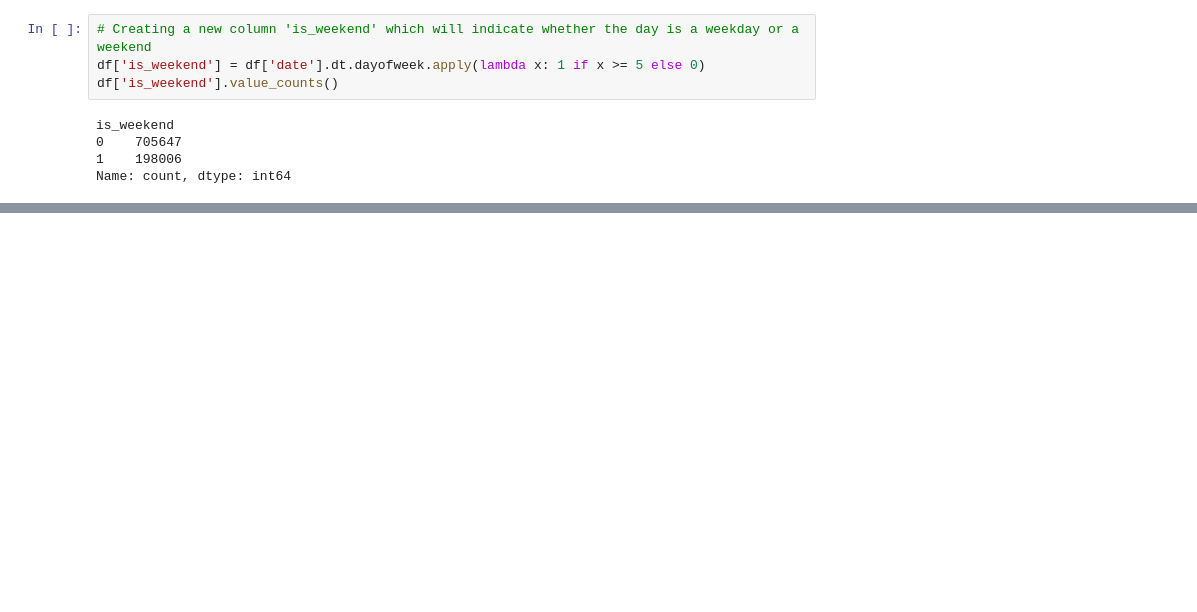
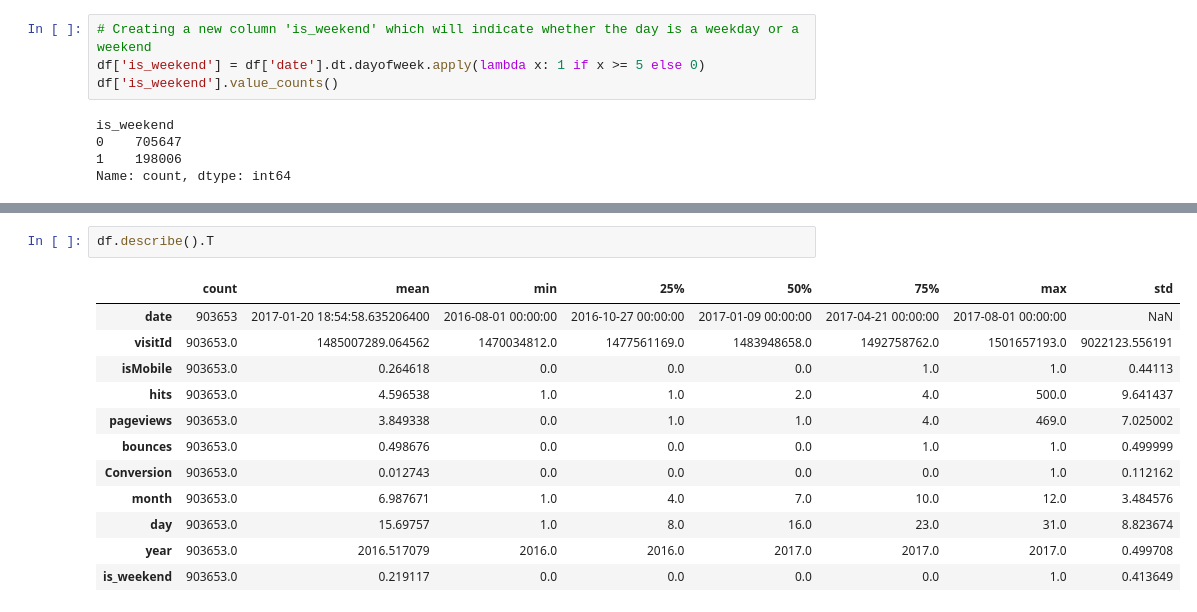
Before and after one commit to McGill-MMA-EnterpriseAnalytics/Revenue-Radar, a Jupyter notebook: Conversion_Prediction.ipynb, the cells around one changed output, grey strips where cells are left out. Cells and saved outputs as stored; diff of their text form; blank space fills up the shorter version.

```diff
--- a/Conversion_Prediction.ipynb
+++ b/Conversion_Prediction.ipynb
@@ -587,0 +599,15 @@ df.shape
+# %%
+df.describe().T
+# %% [output]
+|  | count | mean | min | 25% | 50% | 75% | max | std |
+| date | 903653 | 2017-01-20 18:54:58.635206400 | 2016-08-01 00:00:00 | 2016-10-27 00:00:00 | 2017-01-09 00:00:00 | 2017-04-21 00:00:00 | 2017-08-01 00:00:00 | NaN |
+| visitId | 903653.0 | 1485007289.064562 | 1470034812.0 | 1477561169.0 | 1483948658.0 | 1492758762.0 | 1501657193.0 | 9022123.556191 |
+| isMobile | 903653.0 | 0.264618 | 0.0 | 0.0 | 0.0 | 1.0 | 1.0 | 0.44113 |
+| hits | 903653.0 | 4.596538 | 1.0 | 1.0 | 2.0 | 4.0 | 500.0 | 9.641437 |
+| pageviews | 903653.0 | 3.849338 | 0.0 | 1.0 | 1.0 | 4.0 | 469.0 | 7.025002 |
+| bounces | 903653.0 | 0.498676 | 0.0 | 0.0 | 0.0 | 1.0 | 1.0 | 0.499999 |
+| Conversion | 903653.0 | 0.012743 | 0.0 | 0.0 | 0.0 | 0.0 | 1.0 | 0.112162 |
+| month | 903653.0 | 6.987671 | 1.0 | 4.0 | 7.0 | 10.0 | 12.0 | 3.484576 |
+| day | 903653.0 | 15.69757 | 1.0 | 8.0 | 16.0 | 23.0 | 31.0 | 8.823674 |
+| year | 903653.0 | 2016.517079 | 2016.0 | 2016.0 | 2017.0 | 2017.0 | 2017.0 | 0.499708 |
+| is_weekend | 903653.0 | 0.219117 | 0.0 | 0.0 | 0.0 | 0.0 | 1.0 | 0.413649 |
```
Also changed, not shown: parts of 28 cells of this notebook.
